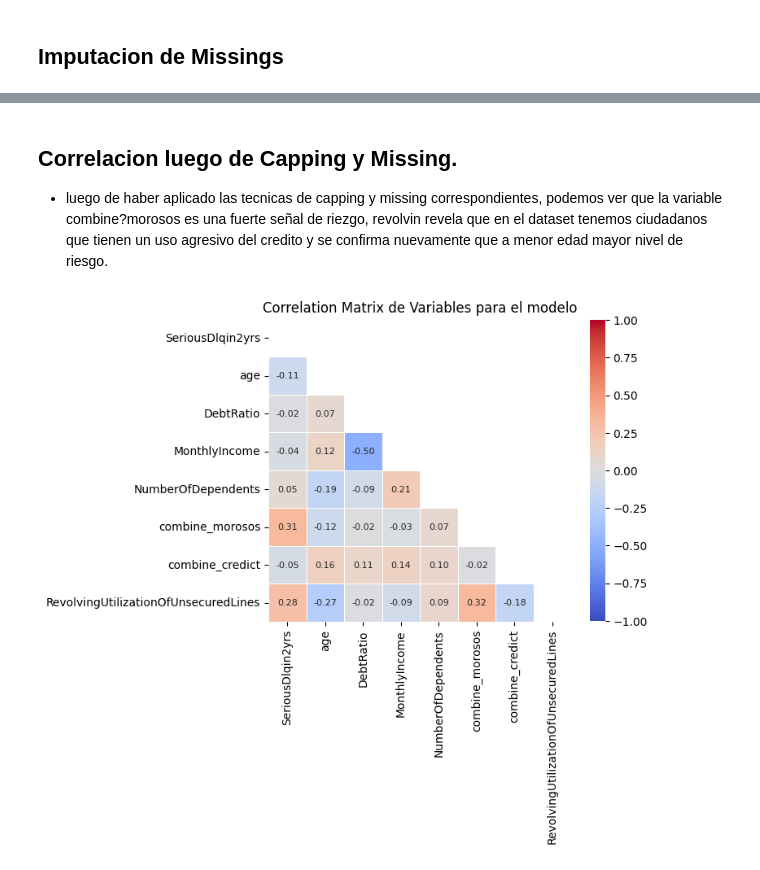
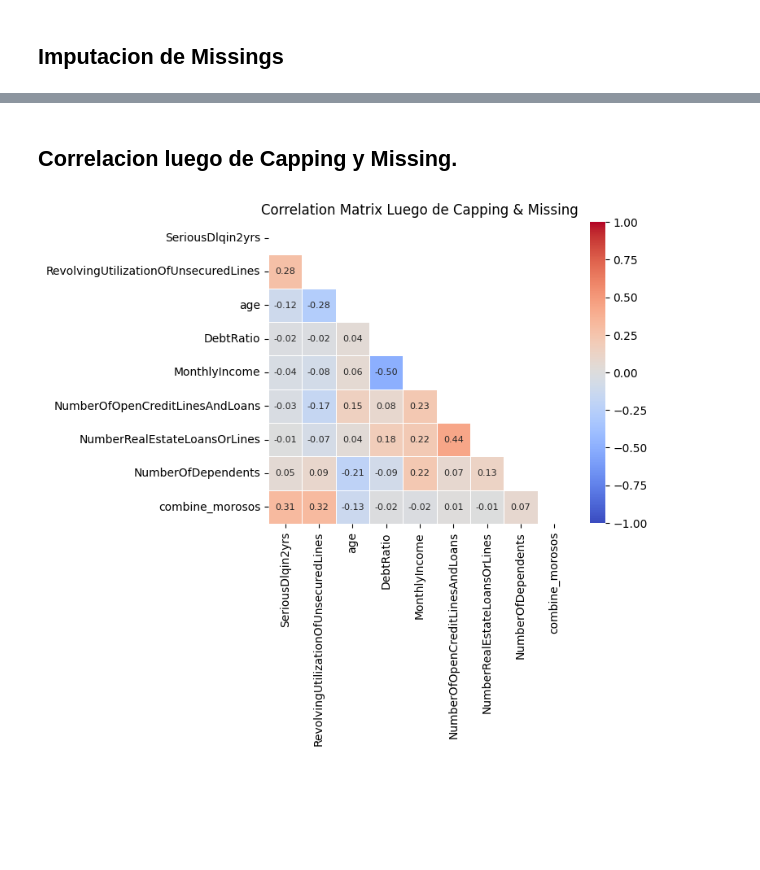
Before and after one commit to THEWACHER1103/analisis_crediticio, a Jupyter notebook: Analisis_crediticio.ipynb, the cells around one changed output, grey strips where cells are left out. Drawn from its saved outputs; the diff is of its cells as text; code cells hidden in the pictures; blank space fills up the shorter version.

```diff
--- a/Analisis_crediticio.ipynb
+++ b/Analisis_crediticio.ipynb
@@ -265,8 +264,3 @@ df['combine_morosos'].value_counts()
 | 0 | 119637 |
 | 1 | 30363 |
 dtype: int64
-# %%
-df['combine_credict'] = df['NumberOfOpenCreditLinesAndLoans'] + df['NumberRealEstateLoansOrLines']
-df.loc[(df['combine_credict']<=5), 'combine_credict'] = 0
-df.loc[(df['combine_credict']>5), 'combine_credict'] = 1
-df['combine_credict'].value_counts()
@@ -293,8 +279,9 @@ Adicionalmente, se aplicó una transformación similar a las variables NumberOfO
 # %% [markdown]
 ## Seleccionando las Variables del Modelo.
 # %%
-df_model= df[['SeriousDlqin2yrs','age','DebtRatio','MonthlyIncome','NumberOfDependents','combine_morosos',
-              'combine_credict','RevolvingUtilizationOfUnsecuredLines'
+df_model= df[['SeriousDlqin2yrs','RevolvingUtilizationOfUnsecuredLines','age','DebtRatio','MonthlyIncome',
+       'NumberOfOpenCreditLinesAndLoans','NumberRealEstateLoansOrLines',
+       'NumberOfDependents','combine_morosos'
               ]]
 corr_mod= df_model.corr()
 
@@ -339,15 +326,17 @@ features = [
     'RevolvingUtilizationOfUnsecuredLines',
     'MonthlyIncome',
     'NumberOfDependents',
-    'age'
+    'NumberOfOpenCreditLinesAndLoans',
+
 ]
 
 for col in features:
     upper_limit = df_model[col].quantile(0.99)
     df_model.loc[:, col] = df_model[col].clip(upper=upper_limit)
+age_upper = df_model['age'].quantile(0.98)
+df_model.loc[:, 'age'] = df_model['age'].clip(upper=age_upper)
+df_model[features + ['age']].describe()
 
-age_upper = df_model['age'].quantile(0.80)
-df_model.loc[:, 'age'] = df_model['age'].clip(upper=age_upper)
-
-df_model[features + ['age']].describe()
+df_model.loc[df_model['age'] < 18, 'age'] = np.nan
+df_model['age'].fillna(df_model['age'].mean(), inplace= True)
 # %% [output]
@@ -423,8 +413,10 @@ def impute_best_method(
         # Regresión Lineal
         reg_features = [f for f in features if f != col]
 
-        X_train = train[reg_features].dropna()
+
+        X_train = train[reg_features].fillna(train[reg_features].median())
         y_train = train.loc[X_train.index, col]
+
 
         X_test = test_missing.loc[y_true.index, reg_features].dropna()
         y_test_valid = y_true.loc[X_test.index]
@@ -511,27 +482,25 @@ describe_modif(df_model)
-# %% [markdown]
-## Correlacion luego de Capping y Missing.
-
-* luego de haber aplicado las tecnicas de capping y missing correspondientes, podemos ver que la variable combine?morosos es una fuerte señal de riezgo, revolvin revela que en el dataset tenemos ciudadanos que tienen un uso agresivo del credito y se confirma nuevamente que a menor edad mayor nivel de riesgo.
+# %% [markdown]
+## Correlacion luego de Capping y Missing.
 # %%
 corr_mod= df_model.corr()
 plt.figure(figsize=(6,6))
 mask = np.triu(np.ones_like(corr_mod, dtype=bool))
 sns.heatmap(
-    data=corr_mod, # Changed df_model to corr_mod here
+    data=corr_mod,
     annot=True,
     fmt=".2f",
     annot_kws={"size": 8},
     mask=mask,
     cmap="coolwarm",
     center=0,
     square=True,
     linewidths=0.5,
     cbar_kws={"shrink": 0.8},
     vmin=-1,
     vmax=1
 )
 
-plt.title('Correlation Matrix de Variables para el modelo', fontsize=12)
+plt.title('Correlation Matrix Luego de Capping & Missing', fontsize=12)
 plt.show()
 # %% [output]
-[figure, old version]
+[figure, new version]
```
Also changed, not shown: parts of 16 cells of this notebook.
